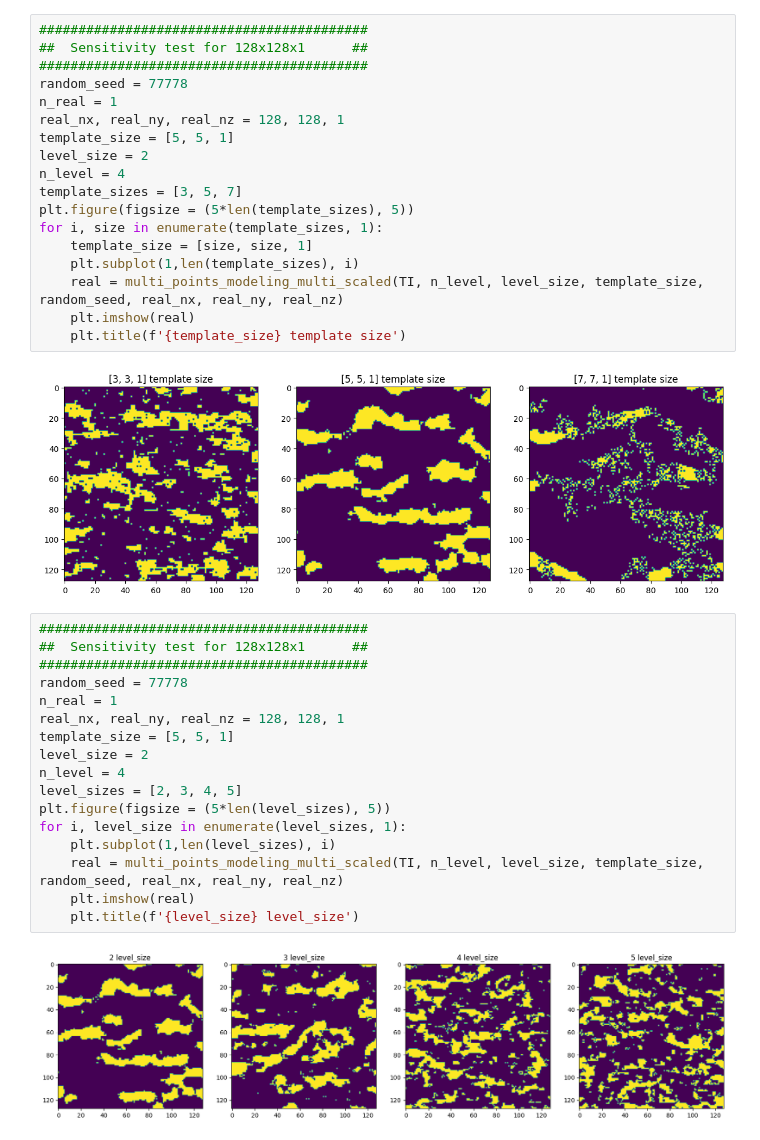
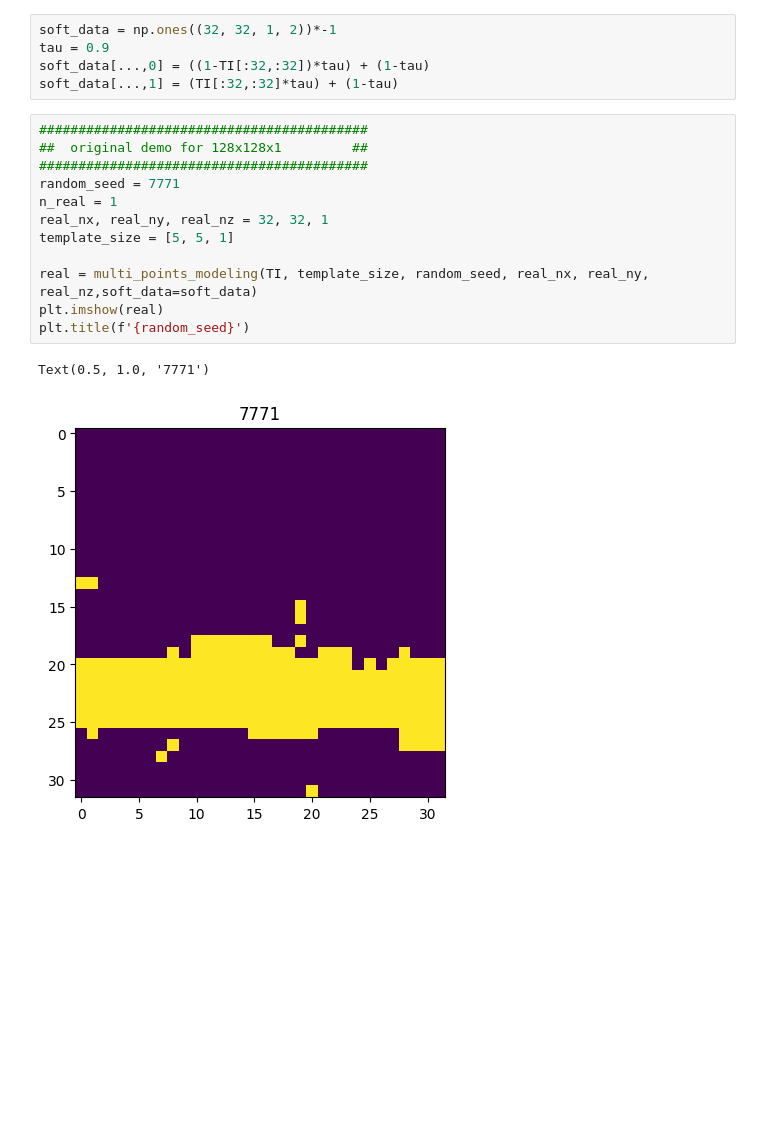
Before and after one commit to geomodeller/funny_mps_v2, a Jupyter notebook: main_multi_lavel_v2.ipynb, the cells around one changed output. Drawn from its saved outputs; the diff is of its cells as text; blank space fills up the shorter version.

```diff
--- a/main_multi_lavel_v2.ipynb
+++ b/main_multi_lavel_v2.ipynb
@@ -46,39 +52,20 @@ for i, n_level in enumerate(n_levels, 1):
+# %%
+soft_data = np.ones((32, 32, 1, 2))*-1
+tau = 0.9
+soft_data[...,0] = ((1-TI[:32,:32])*tau) + (1-tau)
+soft_data[...,1] = (TI[:32,:32]*tau) + (1-tau)
 # %%
 ##########################################
-##  Sensitivity test for 128x128x1      ##
+##  original demo for 128x128x1         ##
 ##########################################
-random_seed = 77778
+random_seed = 7771
 n_real = 1
-real_nx, real_ny, real_nz = 128, 128, 1
+real_nx, real_ny, real_nz = 32, 32, 1
 template_size = [5, 5, 1]
-level_size = 2
-n_level = 4
-template_sizes = [3, 5, 7]
-plt.figure(figsize = (5*len(template_sizes), 5))
-for i, size in enumerate(template_sizes, 1):
-    template_size = [size, size, 1]
-    plt.subplot(1,len(template_sizes), i)
-    real = multi_points_modeling_multi_scaled(TI, n_level, level_size, template_size, random_seed, real_nx, real_ny, real_nz)
-    plt.imshow(real)
-    plt.title(f'{template_size} template size')
+
+real = multi_points_modeling(TI, template_size, random_seed, real_nx, real_ny, real_nz,soft_data=soft_data)
+plt.imshow(real)
+plt.title(f'{random_seed}')
 # %% [output]
+Text(0.5, 1.0, '7771')
-[figure, old version]
+[figure, new version]
-# %%
-##########################################
-##  Sensitivity test for 128x128x1      ##
-##########################################
-random_seed = 77778
-n_real = 1
-real_nx, real_ny, real_nz = 128, 128, 1
-template_size = [5, 5, 1]
-level_size = 2
-n_level = 4
-level_sizes = [2, 3, 4, 5]
-plt.figure(figsize = (5*len(level_sizes), 5))
-for i, level_size in enumerate(level_sizes, 1):
-    plt.subplot(1,len(level_sizes), i)
-    real = multi_points_modeling_multi_scaled(TI, n_level, level_size, template_size, random_seed, real_nx, real_ny, real_nz)
-    plt.imshow(real)
-    plt.title(f'{level_size} level_size')
-# %% [output]
-[figure, removed]
```
Also changed, not shown: parts of 8 cells of this notebook, 1 other file.
